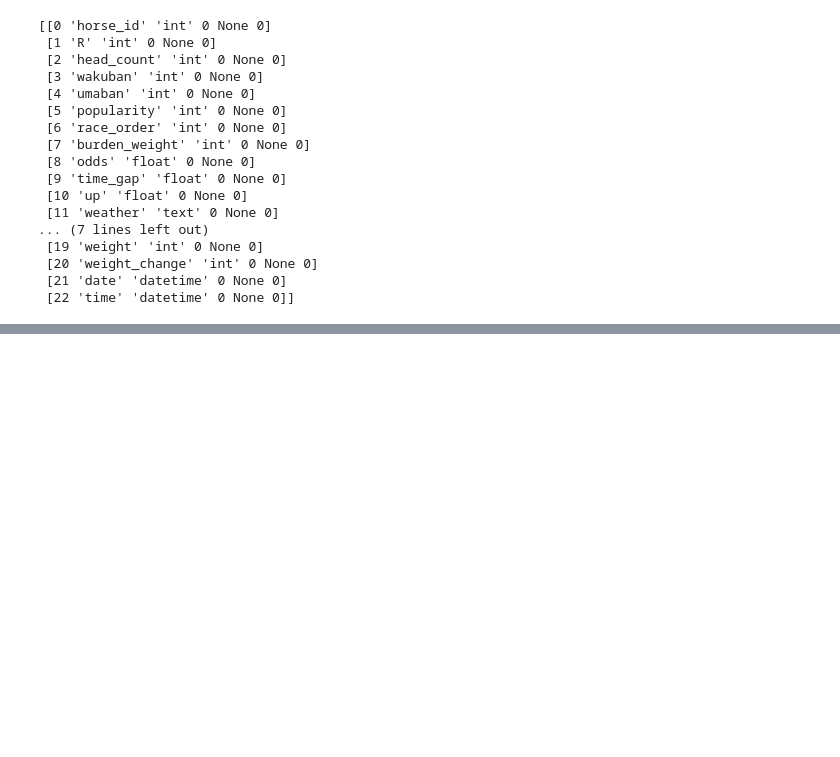
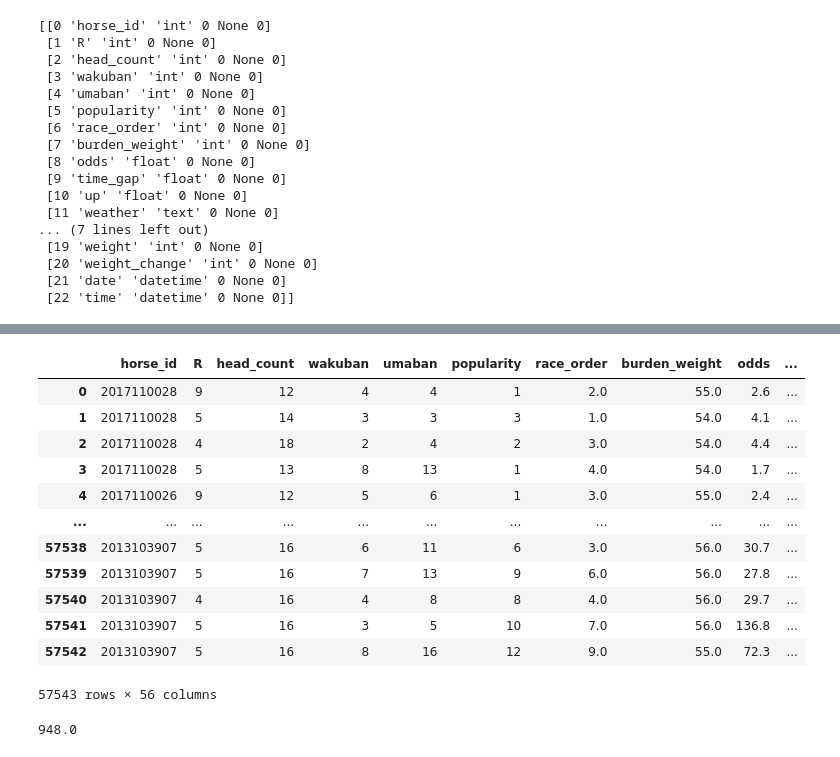
Before and after one commit to tanakaht/keiba, a Jupyter notebook: preprocess_make_model.ipynb, the cells around one changed output, grey strips where cells are left out. Saved outputs shown, nothing was run; the diff lists cells and outputs as text; code cells hidden in the pictures; blank space fills up the shorter version.

```diff
--- a/preprocess_make_model.ipynb
+++ b/preprocess_make_model.ipynb
@@ -73,0 +94,23 @@ race_url_df
+# %%
+df_onehot['interval'] = (df_onehot['date'] - df_onehot['date'][1:].reset_index()['date']).dt.days
+df_onehot['time'] = df_onehot['time'].dt.second
+df_onehot.loc[df_onehot['interval']<0, 'interval'] = 365
+df_onehot
+# %% [output]
+|  | horse_id | R | head_count | wakuban | umaban | popularity | race_order | burden_weight | odds | ... |
+| 0 | 2017110028 | 9 | 12 | 4 | 4 | 1 | 2.0 | 55.0 | 2.6 | ... |
+| 1 | 2017110028 | 5 | 14 | 3 | 3 | 3 | 1.0 | 54.0 | 4.1 | ... |
+| 2 | 2017110028 | 4 | 18 | 2 | 4 | 2 | 3.0 | 54.0 | 4.4 | ... |
+| 3 | 2017110028 | 5 | 13 | 8 | 13 | 1 | 4.0 | 54.0 | 1.7 | ... |
+| 4 | 2017110026 | 9 | 12 | 5 | 6 | 1 | 3.0 | 55.0 | 2.4 | ... |
+| ... | ... | ... | ... | ... | ... | ... | ... | ... | ... | ... |
+| 57538 | 2013103907 | 5 | 16 | 6 | 11 | 6 | 3.0 | 56.0 | 30.7 | ... |
+| 57539 | 2013103907 | 5 | 16 | 7 | 13 | 9 | 6.0 | 56.0 | 27.8 | ... |
+| 57540 | 2013103907 | 4 | 16 | 4 | 8 | 8 | 4.0 | 56.0 | 29.7 | ... |
+| 57541 | 2013103907 | 5 | 16 | 3 | 5 | 10 | 7.0 | 56.0 | 136.8 | ... |
+| 57542 | 2013103907 | 5 | 16 | 8 | 16 | 12 | 9.0 | 55.0 | 72.3 | ... |
+57543 rows × 56 columns
+# %%
+df_onehot['interval'].max()
+# %% [output]
+948.0
```
Also changed, not shown: parts of 21 cells of this notebook.
